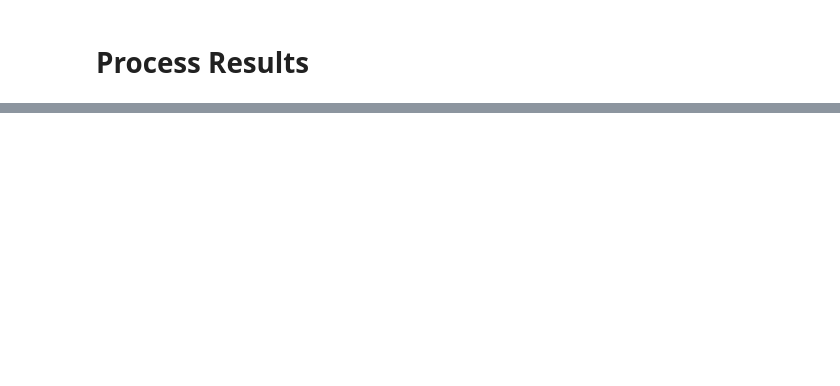
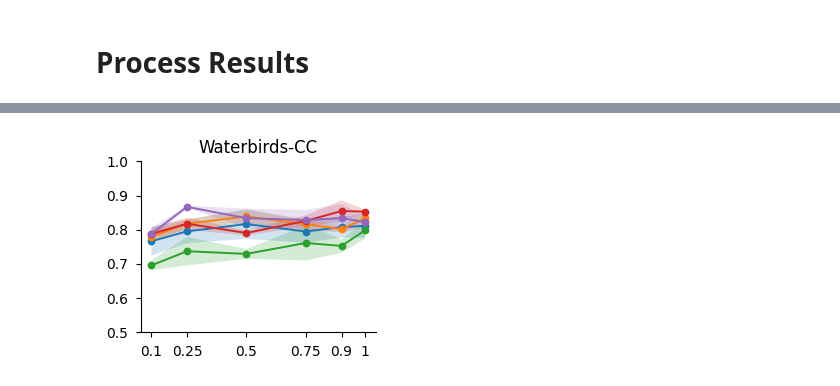
Before and after one commit to oliveradk/diverse-gen, a Jupyter notebook: exp_sweep.ipynb, the cells around one changed output, grey strips where cells are left out. Drawn from its saved outputs; the diff is of its cells as text; code cells hidden in the pictures; blank space fills up the shorter version.

```diff
--- a/exp_sweep.ipynb
+++ b/exp_sweep.ipynb
@@ -387,0 +493,7 @@ plot_model_selection_diffs(results, results_repulsion_loss, "Diversity Loss")
+# %%
+fig, ax = plot_acc_results(waterbirds_results, title="Waterbirds-CC", ylim=(0.5, 1.0))
+# fig.savefig(VAR_MIX_RATE_DIR / "waterbirds_results.png", format="png", bbox_inches="tight", dpi=300)
+fig.savefig(VAR_MIX_RATE_DIR / "waterbirds_results.svg", format="svg", bbox_inches="tight", dpi=300)
+fig
+# %% [output]
+[figure, added]
```
Also changed, not shown: parts of 57 cells of this notebook.
